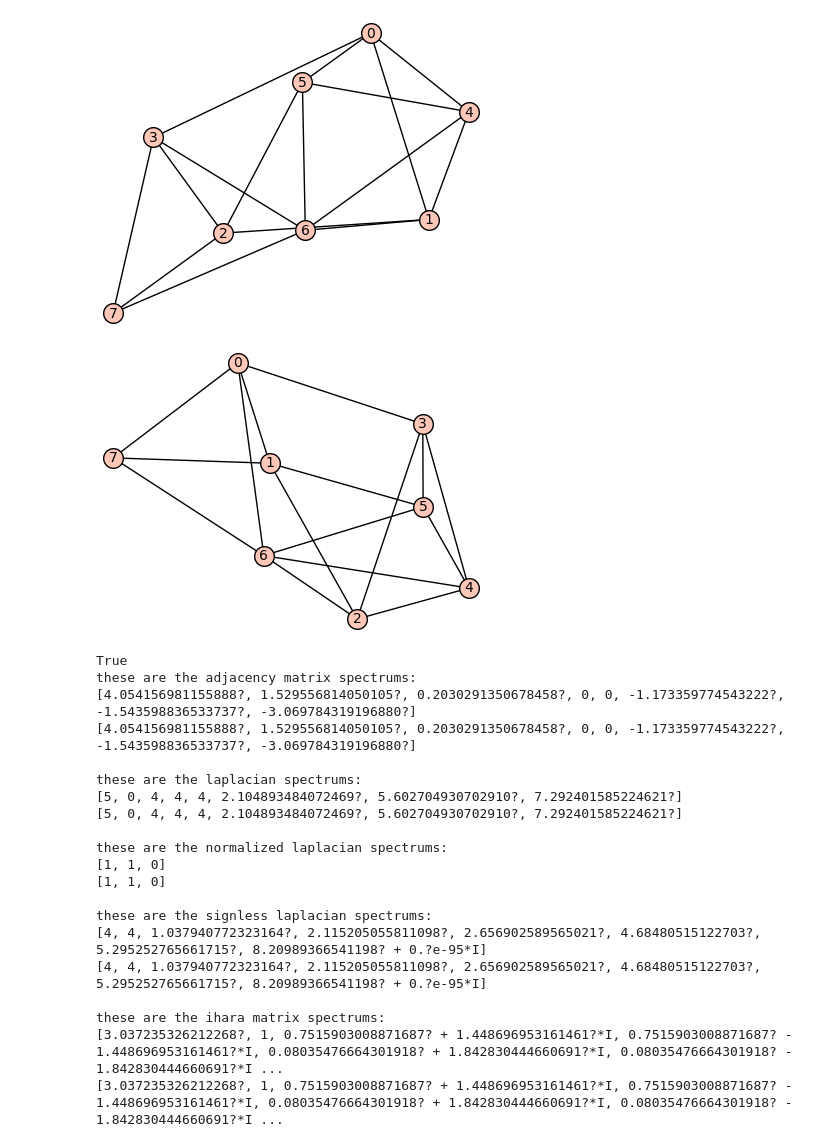
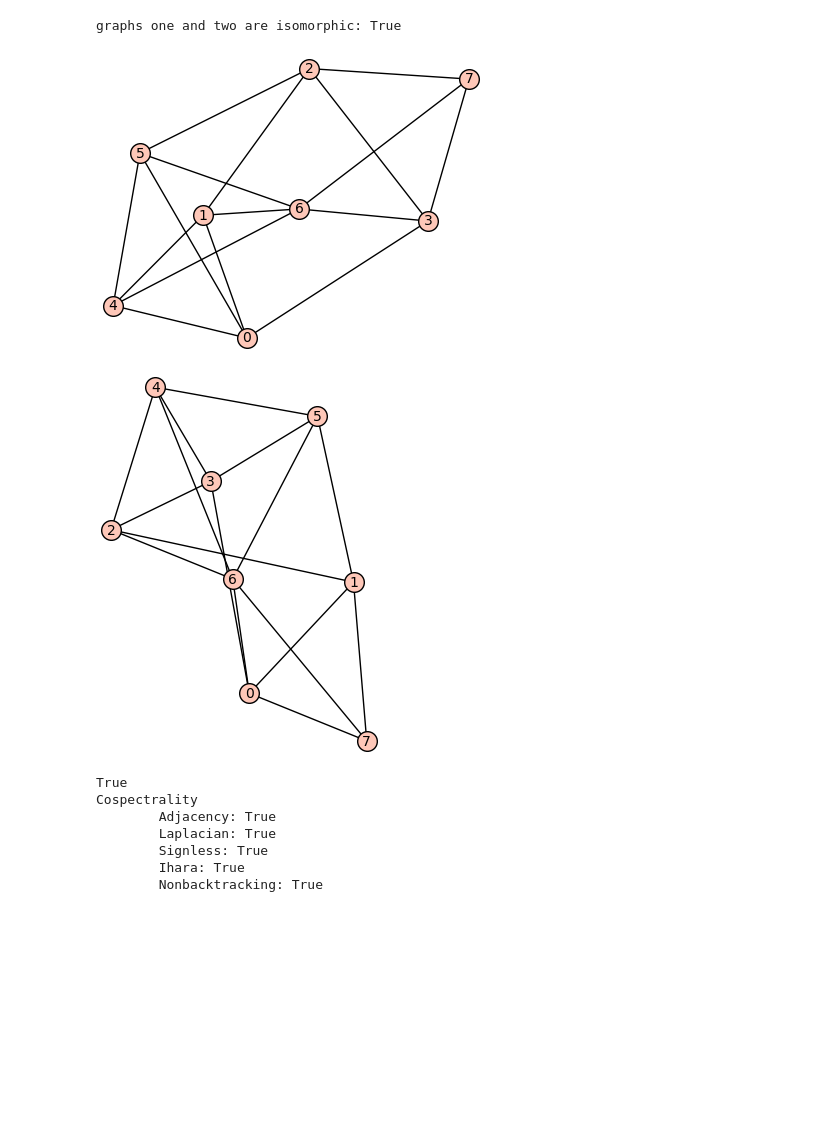
Before and after one commit to davizacheu/Spectral-Graph-Theory-Research, a Jupyter notebook: NB_Functions.ipynb, the cells around one changed output. Drawn from its saved outputs; the diff is of its cells as text; code cells hidden in the pictures; blank space fills up the shorter version.

Commit message:
Copied over Davi branch and tested more graphs

```diff
--- a/NB_Functions.ipynb
+++ b/NB_Functions.ipynb
@@ -183,0 +186,8 @@ def is_it_diagonalizable(list_of_graphs):
+# %%
+""" Checks if two graphs are laplacian cospectral """
+def laplacian_cospectral(g1,g2):
+    return g1.kirchhoff_matrix().eigenvalues() == g2.kirchhoff_matrix().eigenvalues()
+# %%
+""" Checks if two graphs are signless cospectral """
+def signless_cospectral(g1,g2):
+    return g1.kirchhoff_matrix(signless=True).eigenvalues() == g2.kirchhoff_matrix(signless=True).eigenvalues()
@@ -184 +199,9 @@ def is_it_diagonalizable(list_of_graphs):
+# %%
+""" Checks if two graphs are ihara cospectral """
+def ihara_cospectral(g1,g2):
+    return ihara_matrix(g1).eigenvalues() == ihara_matrix(g2).eigenvalues()
+# %%
+""" Checks if two graphs are nonbacktracking cospectral """
+def nonbactracking_cospectral(g1,g2):
+    return edge_adjacency_nb_matrix(g1).eigenvalues() == edge_adjacency_nb_matrix(g2).eigenvalues()
 # %%
@@ -293,70 +278,30 @@ these are the ihara matrix spectrums:
 # %%
 #Generated all-cospectral graphs using two graphs on 4 vertices. Unfortunately, they are isomorphic
 
 
 C = matrix([[1,1,0,0], [1,0,1,0], [0,1,0,1], [0,0,1,1]])
 
 g1 = Graph({0:[1,3], 2:[1,3]})
 g2 = Graph({0:[1,2], 2:[1,3]})
 
 graphs = GM_switch(g1,g2,C)
 for G in graphs:
     show(G)
 
 g1 = graphs[0]
 g2 = graphs[1]
 
 print(g1.is_isomorphic(g2))
 
-#are_cospectral(graphs[0],graphs[1])
-
-print("these are the adjacency matrix spectrums: ")
-print(g1.spectrum())
-print(g2.spectrum())
-print()
-
-
-print("these are the laplacian spectrums: ")
-print(g1.kirchhoff_matrix().eigenvalues())
-print(g2.kirchhoff_matrix().eigenvalues())
-print()
-
-
-print("these are the normalized laplacian spectrums: ")
-print(g1.kirchhoff_matrix(normalized = True).eigenvalues())
-print(g2.kirchhoff_matrix(normalized = True).eigenvalues())
-print()
-
-
-print("these are the signless laplacian spectrums: ")
-print(g1.kirchhoff_matrix(signless = True).eigenvalues())
-print(g2.kirchhoff_matrix(signless = True).eigenvalues())
-print()
-
-
-print("these are the ihara matrix spectrums: ")
-print(ihara_matrix(g1).eigenvalues())
-print(ihara_matrix(g2).eigenvalues())
+show_cospectrality(g1,g2)
 # %% [output]
+graphs one and two are isomorphic: True
-[figure, old version]
+[figure, new version]
-[figure, old version]
+[figure, new version]
-True
-these are the adjacency matrix spectrums:
-[4.054156981155888?, 1.529556814050105?, 0.2030291350678458?, 0, 0, -1.173359774543222?, -1.543598836533737?, -3.069784319196880?]
-[4.054156981155888?, 1.529556814050105?, 0.2030291350678458?, 0, 0, -1.173359774543222?, -1.543598836533737?, -3.069784319196880?]
-
-these are the laplacian spectrums:
-[5, 0, 4, 4, 4, 2.104893484072469?, 5.602704930702910?, 7.292401585224621?]
-[5, 0, 4, 4, 4, 2.104893484072469?, 5.602704930702910?, 7.292401585224621?]
-
-these are the normalized laplacian spectrums:
-[1, 1, 0]
-[1, 1, 0]
-
-these are the signless laplacian spectrums:
-[4, 4, 1.037940772323164?, 2.115205055811098?, 2.656902589565021?, 4.68480515122703?, 5.295252765661715?, 8.20989366541198? + 0.?e-95*I]
-[4, 4, 1.037940772323164?, 2.115205055811098?, 2.656902589565021?, 4.68480515122703?, 5.295252765661715?, 8.20989366541198? + 0.?e-95*I]
-
-these are the ihara matrix spectrums:
-[3.037235326212268?, 1, 0.7515903008871687? + 1.448696953161461?*I, 0.7515903008871687? - 1.448696953161461?*I, 0.08035476664301918? + 1.842830444660691?*I, 0.08035476664301918? - 1.842830444660691?*I ...
-[3.037235326212268?, 1, 0.7515903008871687? + 1.448696953161461?*I, 0.7515903008871687? - 1.448696953161461?*I, 0.08035476664301918? + 1.842830444660691?*I, 0.08035476664301918? - 1.842830444660691?*I ...
+True
+Cospectrality
+        Adjacency: True
+        Laplacian: True
+        Signless: True
+        Ihara: True
+        Nonbacktracking: True
```
Also changed, not shown: parts of 40 cells of this notebook, 1 other file.
